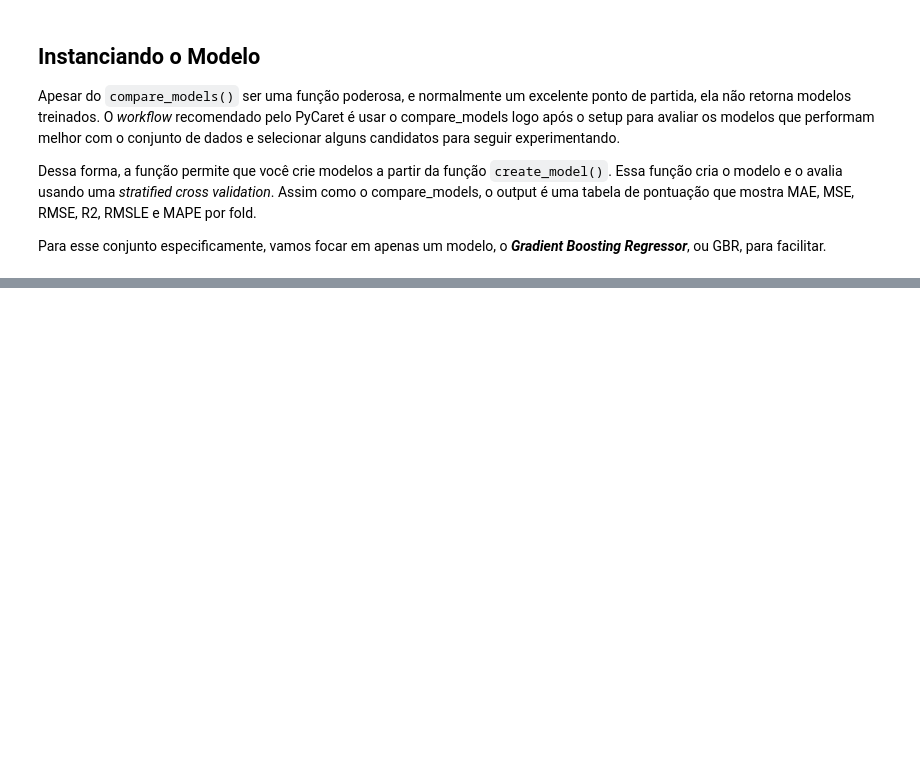
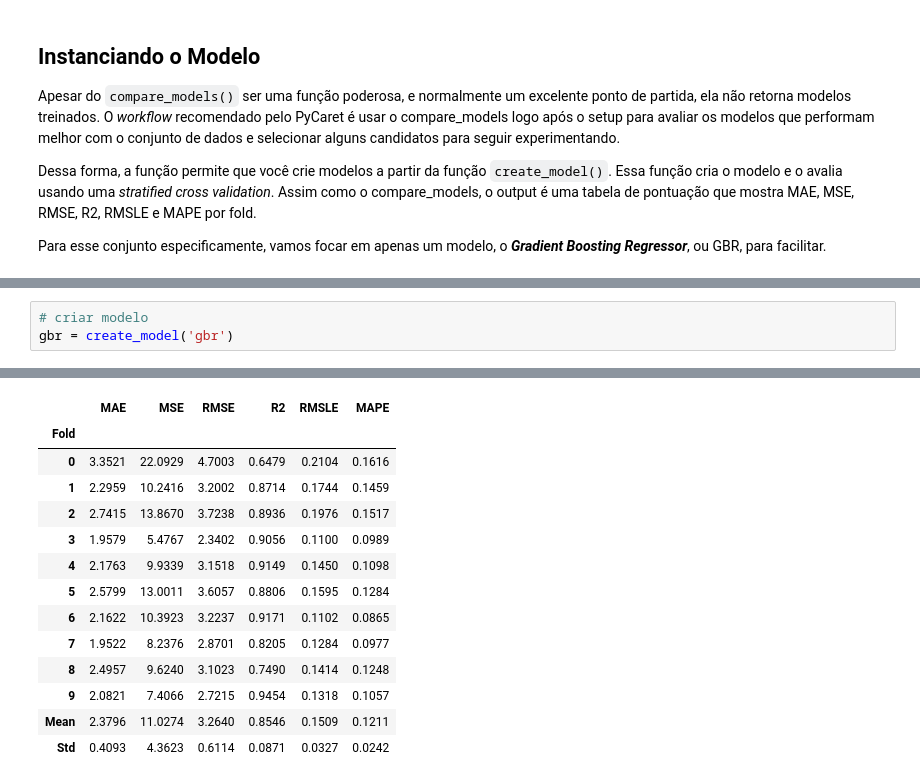
Before and after one commit to JhonnyLimachi/Sigmoidal, a Jupyter notebook: 37_AutoML.ipynb, the cells around one changed output, grey strips where cells are left out. Saved outputs shown, nothing was run; the diff lists cells and outputs as text; blank space fills up the shorter version.

```diff
--- a/37_AutoML.ipynb
+++ b/37_AutoML.ipynb
@@ -272,0 +290,4 @@ Para esse conjunto especificamente, vamos focar em apenas um modelo, o ***Gradie
+# %%
+# criar modelo
+gbr = create_model('gbr')
+# %% [output]
@@ -272,0 +295,14 @@ Para esse conjunto especificamente, vamos focar em apenas um modelo, o ***Gradie
+|  | MAE | MSE | RMSE | R2 | RMSLE | MAPE |
+| Fold |  |  |  |  |  |  |
+| 0 | 3.3521 | 22.0929 | 4.7003 | 0.6479 | 0.2104 | 0.1616 |
+| 1 | 2.2959 | 10.2416 | 3.2002 | 0.8714 | 0.1744 | 0.1459 |
+| 2 | 2.7415 | 13.8670 | 3.7238 | 0.8936 | 0.1976 | 0.1517 |
+| 3 | 1.9579 | 5.4767 | 2.3402 | 0.9056 | 0.1100 | 0.0989 |
+| 4 | 2.1763 | 9.9339 | 3.1518 | 0.9149 | 0.1450 | 0.1098 |
+| 5 | 2.5799 | 13.0011 | 3.6057 | 0.8806 | 0.1595 | 0.1284 |
+| 6 | 2.1622 | 10.3923 | 3.2237 | 0.9171 | 0.1102 | 0.0865 |
+| 7 | 1.9522 | 8.2376 | 2.8701 | 0.8205 | 0.1284 | 0.0977 |
+| 8 | 2.4957 | 9.6240 | 3.1023 | 0.7490 | 0.1414 | 0.1248 |
+| 9 | 2.0821 | 7.4066 | 2.7215 | 0.9454 | 0.1318 | 0.1057 |
+| Mean | 2.3796 | 11.0274 | 3.2640 | 0.8546 | 0.1509 | 0.1211 |
+| Std | 0.4093 | 4.3623 | 0.6114 | 0.0871 | 0.0327 | 0.0242 |
```
Also changed, not shown: parts of 12 cells of this notebook.
